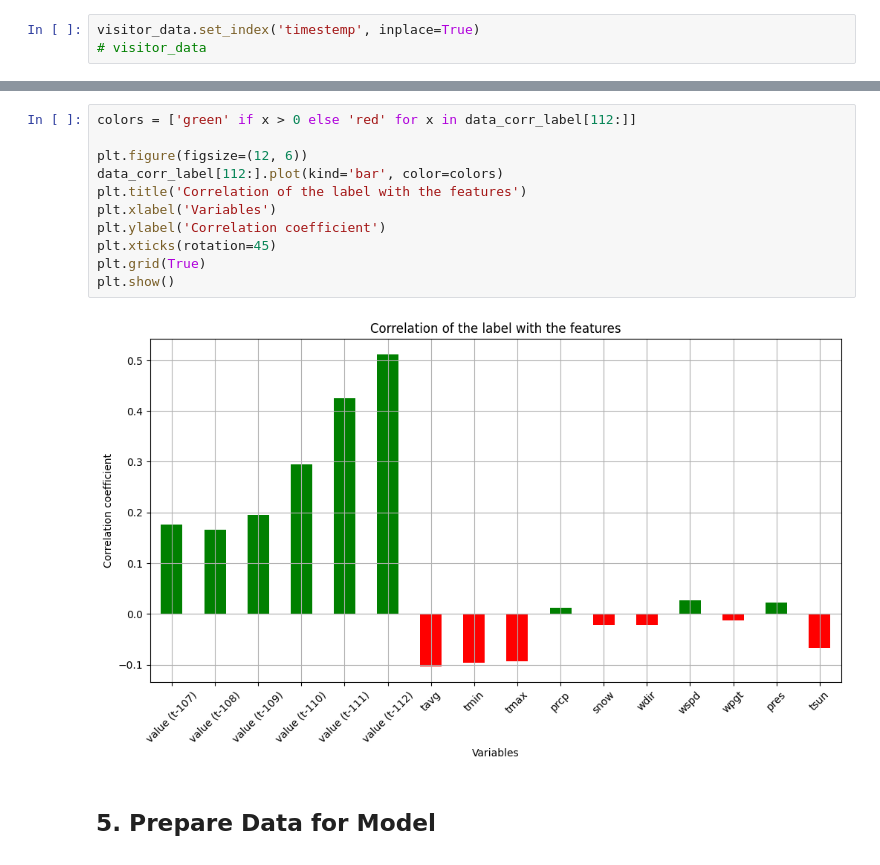
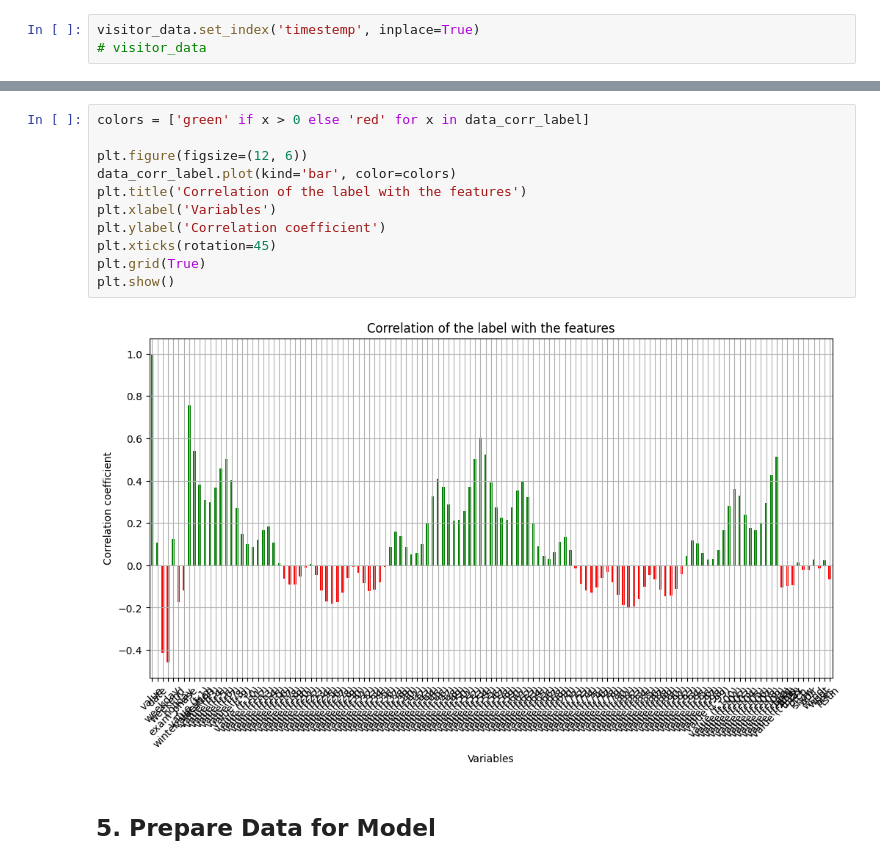
Before and after one commit to PatrykGadziomski/Visitor-prediction, a Jupyter notebook: Project.ipynb, the cells around one changed output, grey strips where cells are left out. Cells and saved outputs as stored; diff of their text form.

```diff
--- a/Project.ipynb
+++ b/Project.ipynb
@@ -341,16 +336,16 @@ Name: value, dtype: float64
 # %%
-colors = ['green' if x > 0 else 'red' for x in data_corr_label[112:]]
+colors = ['green' if x > 0 else 'red' for x in data_corr_label]
 
 plt.figure(figsize=(12, 6))
-data_corr_label[112:].plot(kind='bar', color=colors)
+data_corr_label.plot(kind='bar', color=colors)
 plt.title('Correlation of the label with the features')
 plt.xlabel('Variables')
 plt.ylabel('Correlation coefficient')
 plt.xticks(rotation=45)
 plt.grid(True)
 plt.show()
 # %% [output]
-[figure, old version]
+[figure, new version]
 # %% [markdown]
 ## 5. Prepare Data for Model
 # %%
```
Also changed, not shown: parts of 9 cells of this notebook.
